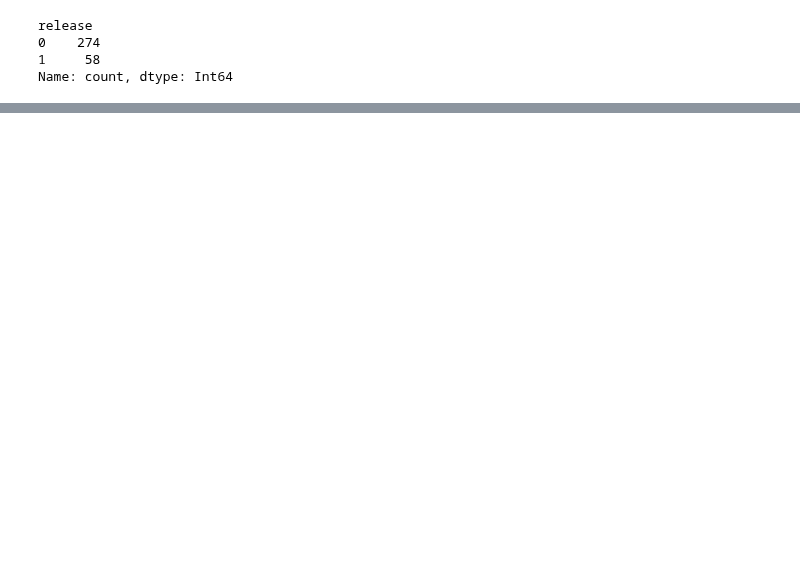
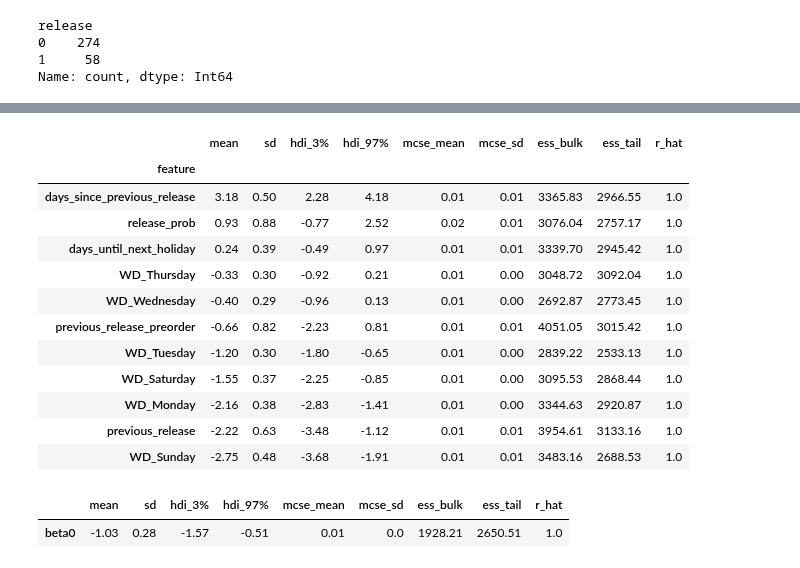
Before and after one commit to dmnapolitano/troon_release_prediction, a Jupyter notebook: Predict the Next Release - Bayesian Logistic Regression.ipynb, the cells around one changed output, grey strips where cells are left out. Cells and saved outputs as stored; diff of their text form; code cells hidden in the pictures; blank space fills up the shorter version.

```diff
--- a/Predict the Next Release - Bayesian Logistic Regression.ipynb
+++ b/Predict the Next Release - Bayesian Logistic Regression.ipynb
@@ -82,0 +70,7 @@ df = df[df["year"] >= 2022].copy()
+# %%
+n = int(len(df[(df["release"] == 0) & (df["year"] < 2024)]) // 3)
+
+df = pandas.concat(
+    [df[(df["release"] == 0) & (df["year"] < 2024)].sample(n=n, random_state=1024),
+     df[(df["release"] == 0) & (df["year"] == 2024)],
+     df[df["release"] == 1]], ignore_index=True).sort_values(by=["index"])
@@ -178,0 +187,15 @@ plt.show()
+# %%
+with pm.Model() as model:
+    # data
+    features = pm.MutableData("features", df[feature_names].T)
+    # priors
+    weights = pm.Normal("weights", mu=0, sigma=1, shape=len(feature_names))
+    beta0 = pm.Normal("beta0", mu=0, sigma=1)
+    # linear model
+    release_prob = pm.math.invlogit(beta0 + pm.math.dot(weights, features))
+    release = pm.Bernoulli(
+        "release",
+        p=release_prob,
+        observed=df["release"].values,
+        shape=features.shape[1],
+    )
@@ -178,0 +213,24 @@ plt.show()
+# %%
+weights_df = az.summary(idata, round_to=2, var_names="weights")
+weights_df["feature"] = feature_names
+weights_df = weights_df.reset_index().drop(columns=["index"]).set_index("feature").sort_values(by=["mean"], ascending=False)
+weights_df
+# %% [output]
+|  | mean | sd | hdi_3% | hdi_97% | mcse_mean | mcse_sd | ess_bulk | ess_tail | r_hat |
+| feature |  |  |  |  |  |  |  |  |  |
+| days_since_previous_release | 3.18 | 0.50 | 2.28 | 4.18 | 0.01 | 0.01 | 3365.83 | 2966.55 | 1.0 |
+| release_prob | 0.93 | 0.88 | -0.77 | 2.52 | 0.02 | 0.01 | 3076.04 | 2757.17 | 1.0 |
+| days_until_next_holiday | 0.24 | 0.39 | -0.49 | 0.97 | 0.01 | 0.01 | 3339.70 | 2945.42 | 1.0 |
+| WD_Thursday | -0.33 | 0.30 | -0.92 | 0.21 | 0.01 | 0.00 | 3048.72 | 3092.04 | 1.0 |
+| WD_Wednesday | -0.40 | 0.29 | -0.96 | 0.13 | 0.01 | 0.00 | 2692.87 | 2773.45 | 1.0 |
+| previous_release_preorder | -0.66 | 0.82 | -2.23 | 0.81 | 0.01 | 0.01 | 4051.05 | 3015.42 | 1.0 |
+| WD_Tuesday | -1.20 | 0.30 | -1.80 | -0.65 | 0.01 | 0.00 | 2839.22 | 2533.13 | 1.0 |
+| WD_Saturday | -1.55 | 0.37 | -2.25 | -0.85 | 0.01 | 0.00 | 3095.53 | 2868.44 | 1.0 |
+| WD_Monday | -2.16 | 0.38 | -2.83 | -1.41 | 0.01 | 0.00 | 3344.63 | 2920.87 | 1.0 |
+| previous_release | -2.22 | 0.63 | -3.48 | -1.12 | 0.01 | 0.01 | 3954.61 | 3133.16 | 1.0 |
+| WD_Sunday | -2.75 | 0.48 | -3.68 | -1.91 | 0.01 | 0.01 | 3483.16 | 2688.53 | 1.0 |
+# %%
+az.summary(idata, round_to=2, var_names=["beta0"])
+# %% [output]
+|  | mean | sd | hdi_3% | hdi_97% | mcse_mean | mcse_sd | ess_bulk | ess_tail | r_hat |
+| beta0 | -1.03 | 0.28 | -1.57 | -0.51 | 0.01 | 0.0 | 1928.21 | 2650.51 | 1.0 |
```
Also changed, not shown: parts of 17 cells of this notebook, 1 other file.
